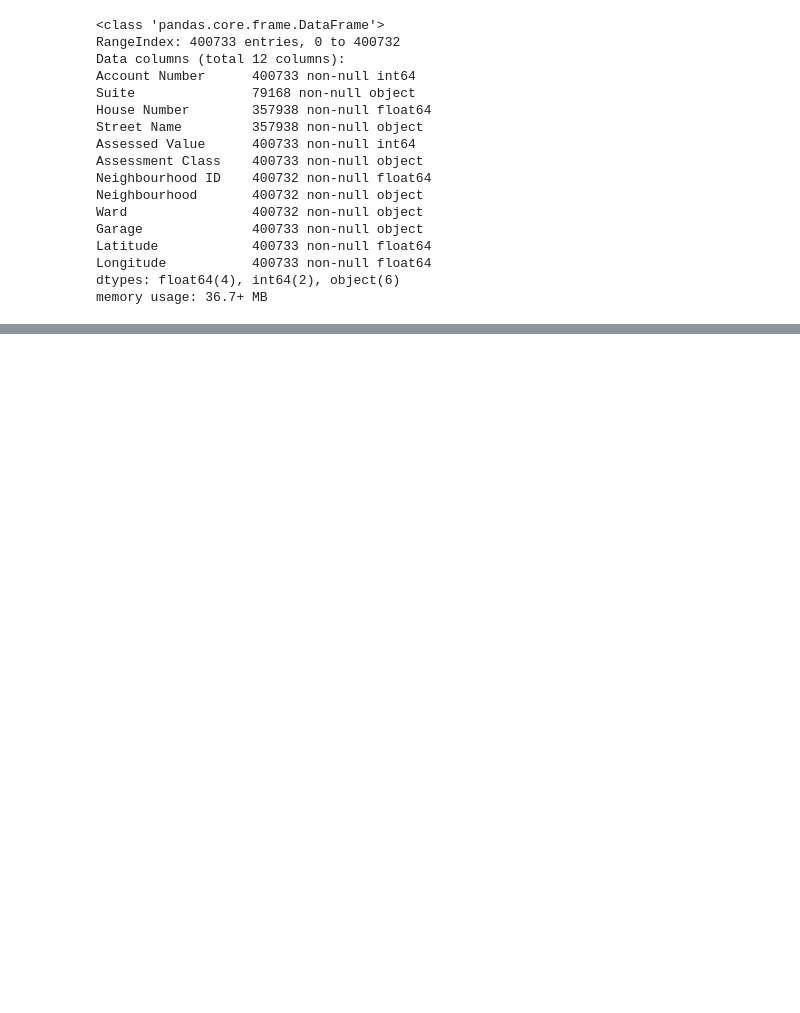
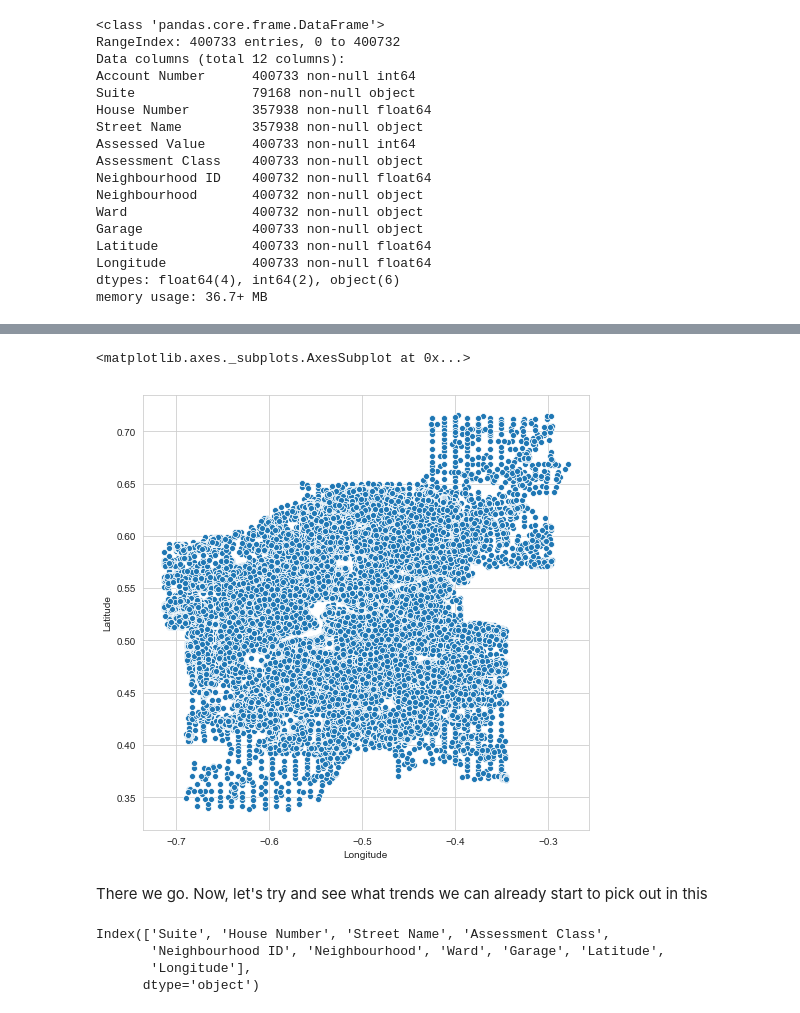
Before and after one commit to psaunderualberta/DataScienceProjects, a Jupyter notebook: Edmonton Housing Data.ipynb, the cells around one changed output, grey strips where cells are left out. Saved outputs shown, nothing was run; the diff lists cells and outputs as text; code cells hidden in the pictures; blank space fills up the shorter version.

```diff
--- a/Edmonton Housing Data.ipynb
+++ b/Edmonton Housing Data.ipynb
@@ -65,0 +99,29 @@ houseX.nunique()
+# %%
+from math import floor, ceil
+def returnMantissa(num):
+    # Returns the mantissa
+    if num > 0:
+        integer = floor(num)
+    elif num < 0:
+        integer = ceil(num)
+    else:
+        return np.nan
+    return num % integer
+
+for ax in ['Longitude', 'Latitude']:
+    houseX[ax] = houseX[ax].apply(lambda num: returnMantissa(num))
+# %%
+plt.figure(figsize=(8, 8))
+sns.scatterplot(x='Longitude', y='Latitude', data=houseX)
+# %% [output]
+<matplotlib.axes._subplots.AxesSubplot at 0x...>
+[figure, added]
+# %% [markdown]
+There we go. Now, let's try and see what trends we can already start to pick out in this
+# %%
+houseX.columns
+# %% [output]
+Index(['Suite', 'House Number', 'Street Name', 'Assessment Class',
+       'Neighbourhood ID', 'Neighbourhood', 'Ward', 'Garage', 'Latitude',
+       'Longitude'],
+      dtype='object')
```
Also changed, not shown: parts of 9 cells of this notebook, 1 other file.
